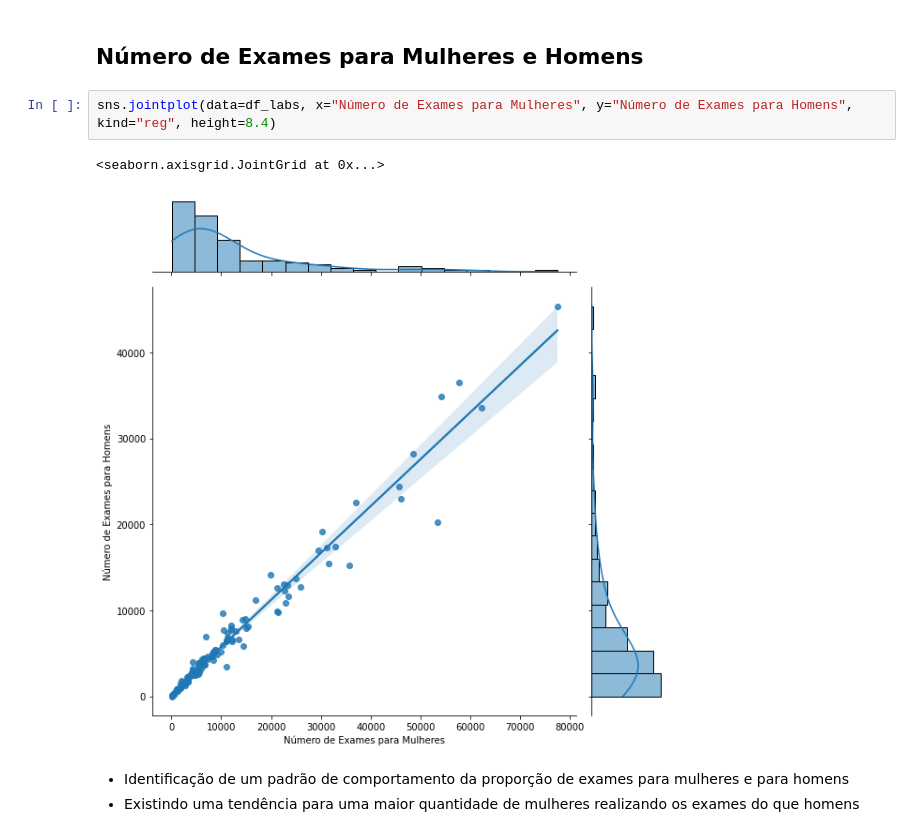
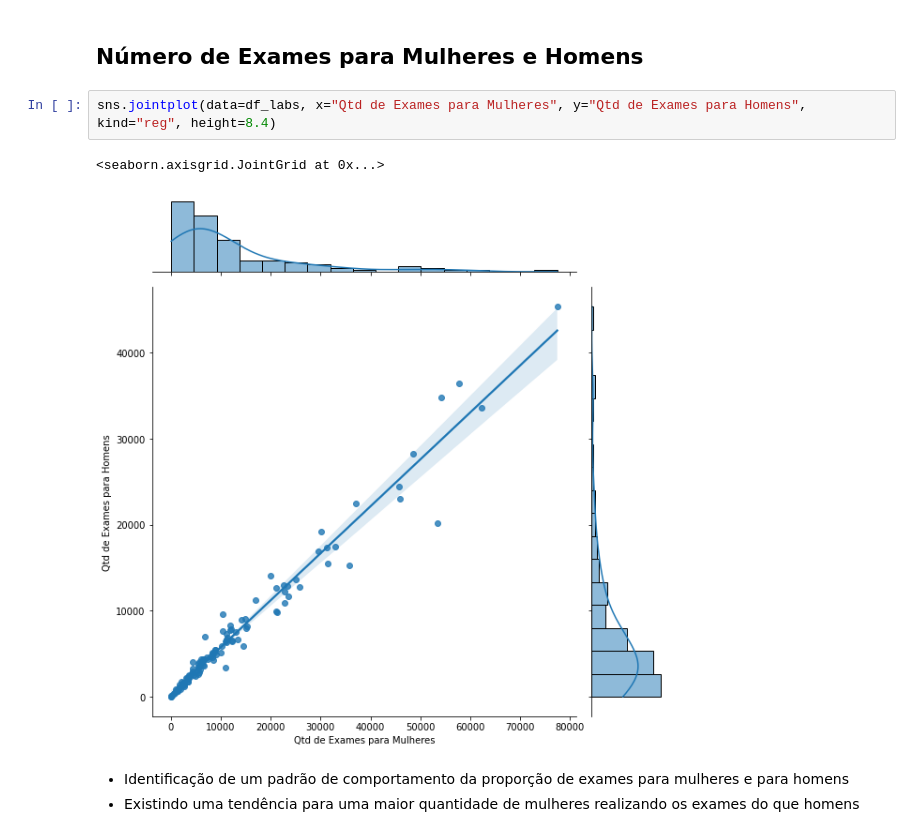
Before and after one commit to leotanaka4/desafio-elogroup, a Jupyter notebook: ans.ipynb, the cells around one changed output. Cells and saved outputs as stored; diff of their text form.

```diff
--- a/ans.ipynb
+++ b/ans.ipynb
@@ -373,10 +373,10 @@ O gráfico é dividido em quatro áreas com características distintas:
 # %% [markdown]
 ## Número de Exames para Mulheres e Homens
 # %%
-sns.jointplot(data=df_labs, x="Número de Exames para Mulheres", y="Número de Exames para Homens", kind="reg", height=8.4)
+sns.jointplot(data=df_labs, x="Qtd de Exames para Mulheres", y="Qtd de Exames para Homens", kind="reg", height=8.4)
 # %% [output]
 <seaborn.axisgrid.JointGrid at 0x...>
-[figure, old version]
+[figure, new version]
 # %% [markdown]
 * Identificação de um padrão de comportamento da proporção de exames para mulheres e para homens
 * Existindo uma tendência para uma maior quantidade de mulheres realizando os exames do que homens
```
Also changed, not shown: parts of 2 cells of this notebook.
